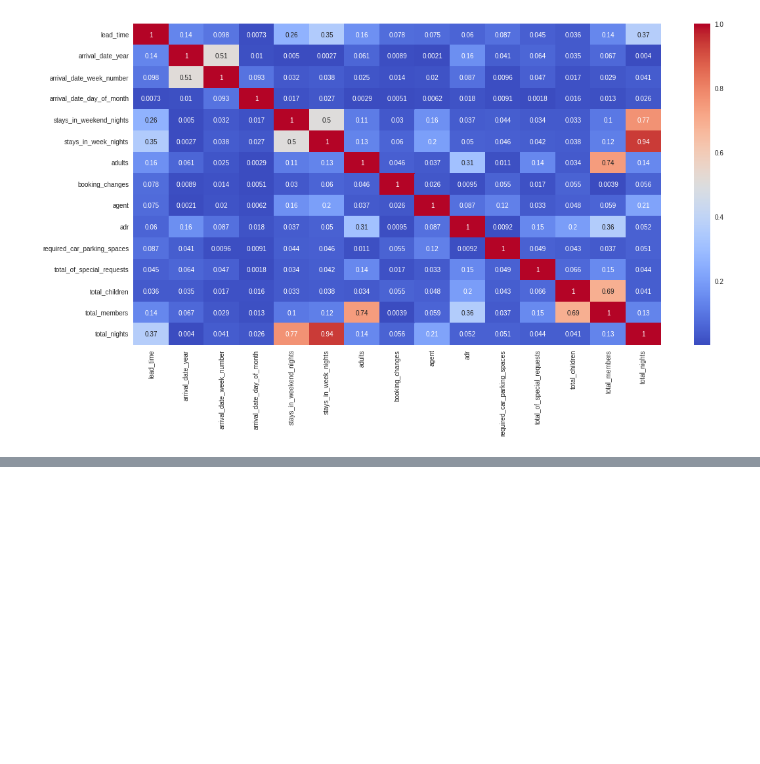
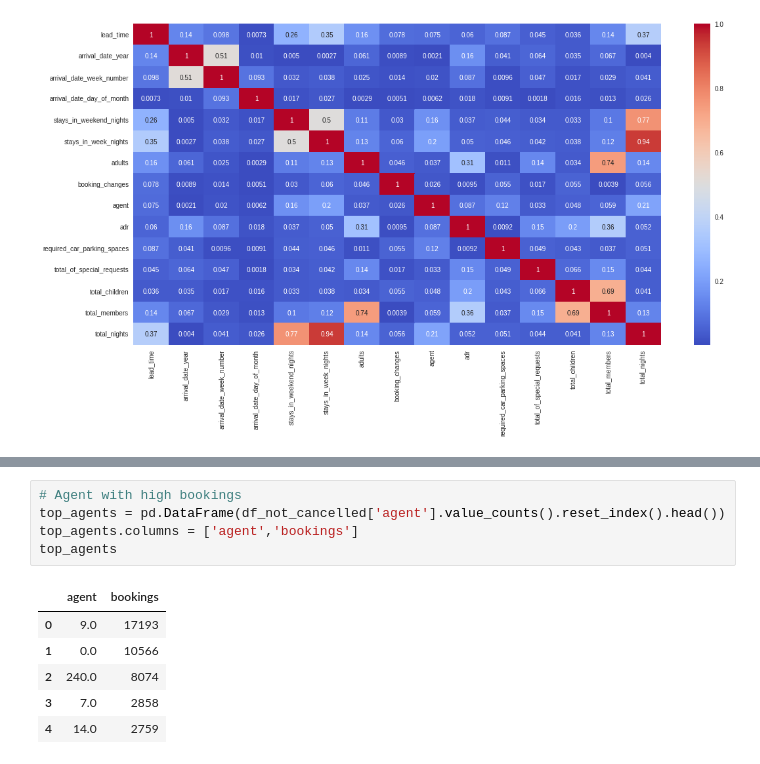
Before and after one commit to dhiru-c/CAPSTONE_PROJECT-HOTEL-BOOKING-ANALYSIS, a Jupyter notebook: Hotel_Booking_Analysis_Capstone_Project.ipynb, the cells around one changed output, grey strips where cells are left out. Drawn from its saved outputs; the diff is of its cells as text; blank space fills up the shorter version.

```diff
--- a/Hotel_Booking_Analysis_Capstone_Project.ipynb
+++ b/Hotel_Booking_Analysis_Capstone_Project.ipynb
@@ -594,0 +341,12 @@ sns.heatmap(abs(new_df.corr()), annot=True, cmap='coolwarm')
+# %%
+# Agent with high bookings
+top_agents = pd.DataFrame(df_not_cancelled['agent'].value_counts().reset_index().head())
+top_agents.columns = ['agent','bookings']
+top_agents
+# %% [output]
+|  | agent | bookings |
+| 0 | 9.0 | 17193 |
+| 1 | 0.0 | 10566 |
+| 2 | 240.0 | 8074 |
+| 3 | 7.0 | 2858 |
+| 4 | 14.0 | 2759 |
```
Also changed, not shown: parts of 41 cells of this notebook.
